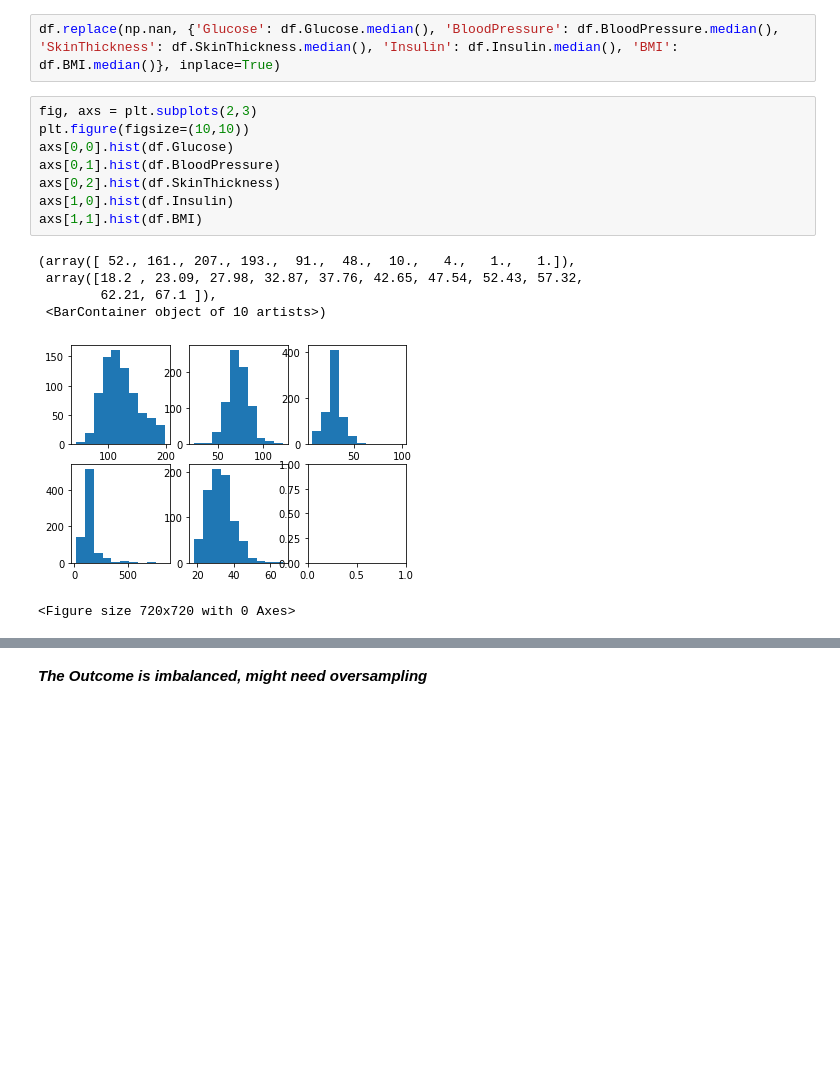
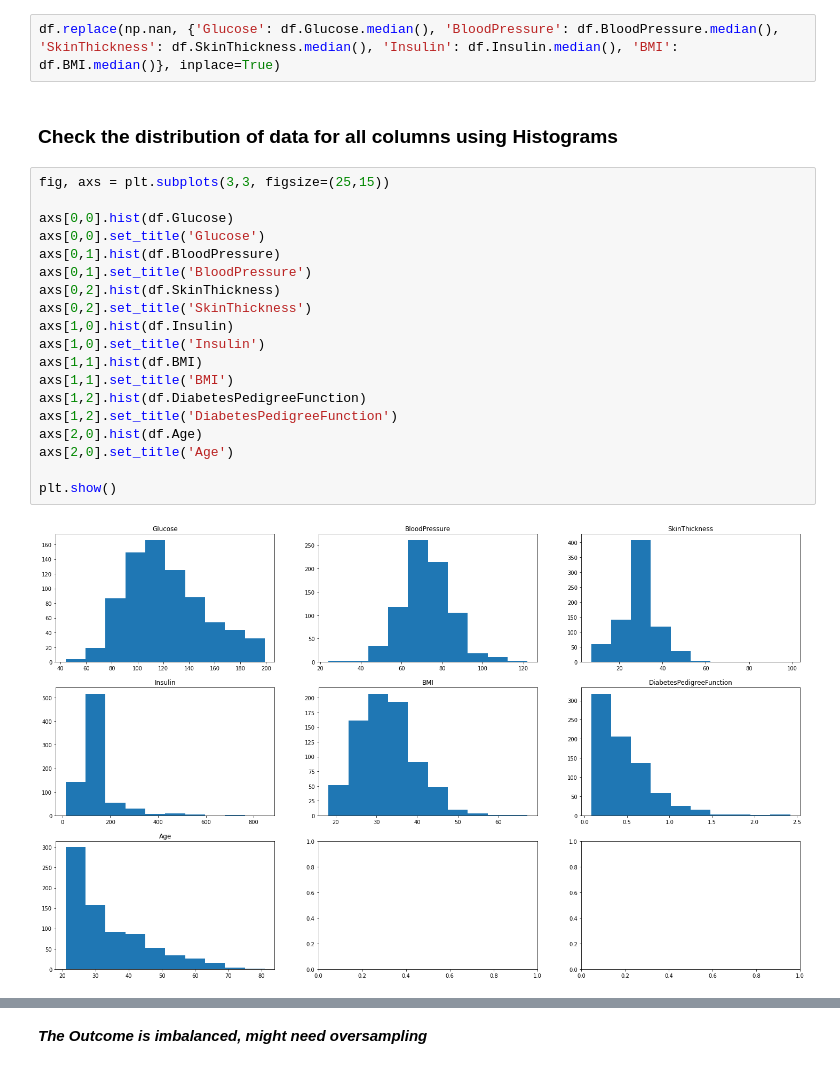
Before and after one commit to murtaza0125/Kaggle_Projects, a Jupyter notebook: diabetes-prediction-classifier.ipynb, the cells around one changed output, grey strips where cells are left out. Drawn from its saved outputs; the diff is of its cells as text; blank space fills up the shorter version.

Commit message:
Kaggle Notebook | Diabetes Prediction - Classifier | Version 5

```diff
--- a/diabetes-prediction-classifier.ipynb
+++ b/diabetes-prediction-classifier.ipynb
@@ -66,18 +66,26 @@ df.Glucose.replace(0, np.nan, inplace=True), df.BloodPressure.replace(0, np.nan,
 (None, None, None, None, None)
 # %%
 df.replace(np.nan, {'Glucose': df.Glucose.median(), 'BloodPressure': df.BloodPressure.median(), 'SkinThickness': df.SkinThickness.median(), 'Insulin': df.Insulin.median(), 'BMI': df.BMI.median()}, inplace=True)
+# %% [markdown]
+### Check the distribution of data for all columns using Histograms
 # %%
-fig, axs = plt.subplots(2,3)
-plt.figure(figsize=(10,10))
+fig, axs = plt.subplots(3,3, figsize=(25,15))
+
 axs[0,0].hist(df.Glucose)
+axs[0,0].set_title('Glucose')
 axs[0,1].hist(df.BloodPressure)
+axs[0,1].set_title('BloodPressure')
 axs[0,2].hist(df.SkinThickness)
+axs[0,2].set_title('SkinThickness')
 axs[1,0].hist(df.Insulin)
+axs[1,0].set_title('Insulin')
 axs[1,1].hist(df.BMI)
+axs[1,1].set_title('BMI')
+axs[1,2].hist(df.DiabetesPedigreeFunction)
+axs[1,2].set_title('DiabetesPedigreeFunction')
+axs[2,0].hist(df.Age)
+axs[2,0].set_title('Age')
+
+plt.show()
 # %% [output]
-(array([ 52., 161., 207., 193.,  91.,  48.,  10.,   4.,   1.,   1.]),
- array([18.2 , 23.09, 27.98, 32.87, 37.76, 42.65, 47.54, 52.43, 57.32,
-        62.21, 67.1 ]),
- <BarContainer object of 10 artists>)
-[figure, old version]
+[figure, new version]
-<Figure size 720x720 with 0 Axes>
```
Also changed, not shown: parts of 116 cells of this notebook.
